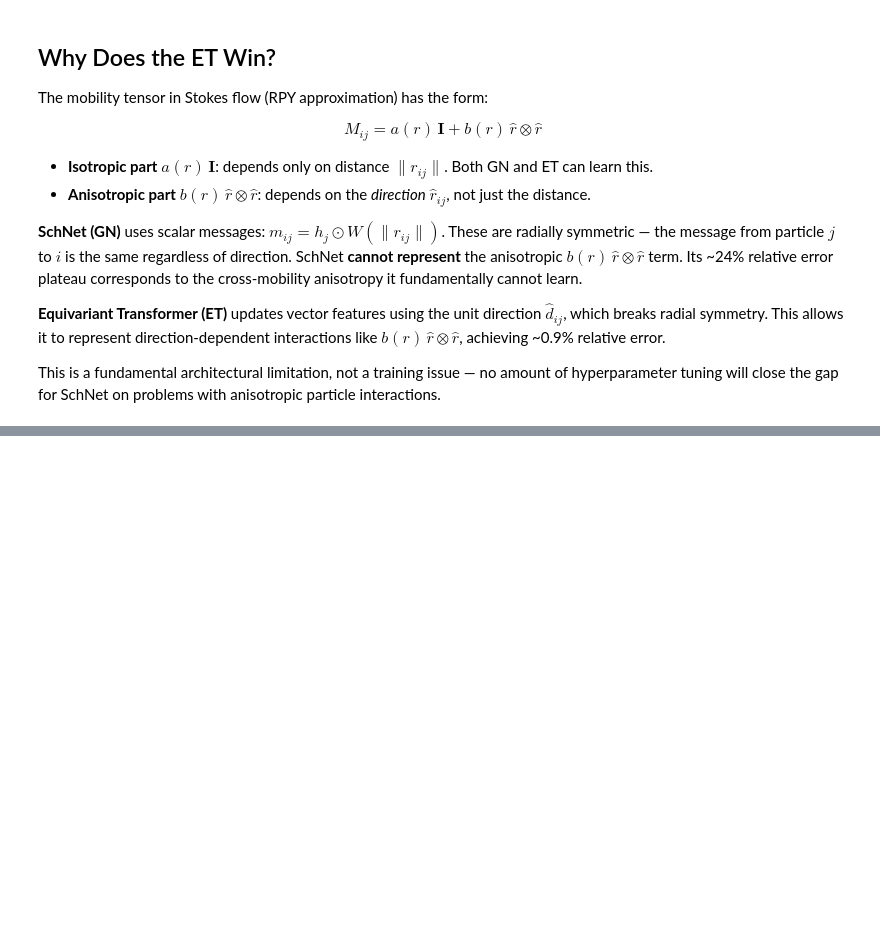
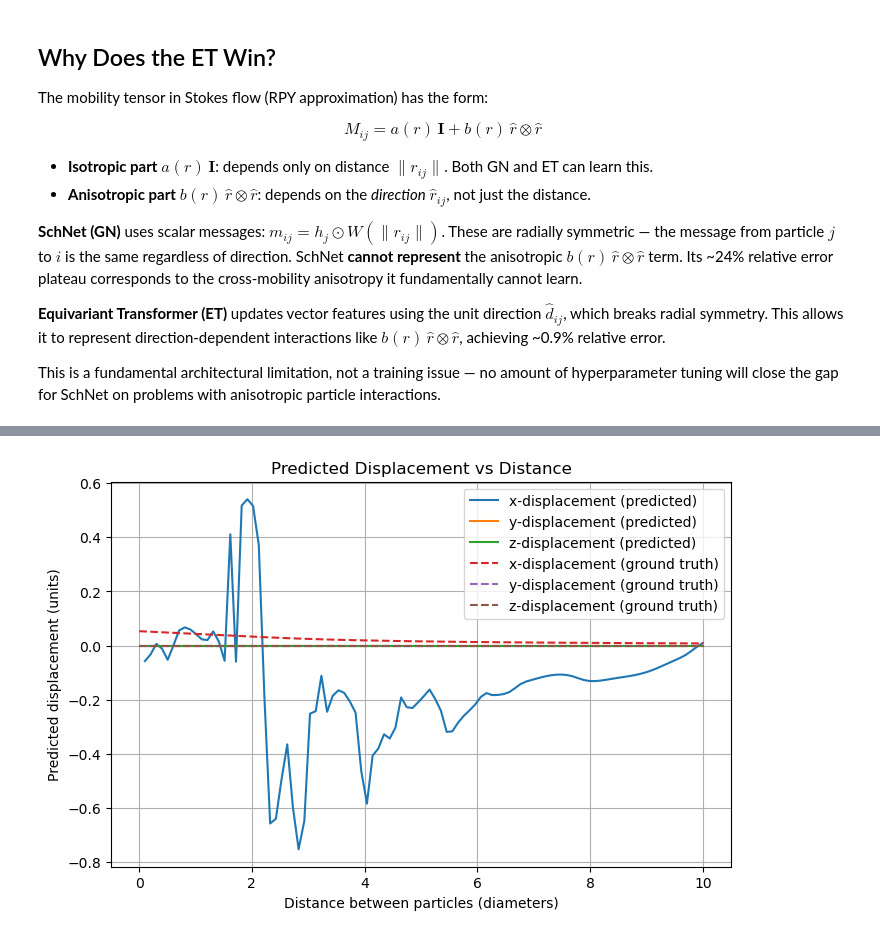
Before and after one commit to IsmaPi/ML-for-Hydrodynamics-Multiple-Geometries, a Jupyter notebook: visualization.ipynb, the cells around one changed output, grey strips where cells are left out. Saved outputs shown, nothing was run; the diff lists cells and outputs as text; code cells hidden in the pictures; blank space fills up the shorter version.

```diff
--- a/visualization.ipynb
+++ b/visualization.ipynb
@@ -172,0 +230,63 @@ This is a fundamental architectural limitation, not a training issue — no amou
+# %%
+# Evaluate the prediction of the model for two particles with increasing distance (from 0 to 10 particle diameters) and plot the predicted displacement vs distance.
+import matplotlib.pyplot as plt
+# Compare with libmobility solution
+import libMobility as lm
+solver = lm.NBody(periodicityX="open", periodicityY="open", periodicityZ="open")
+solver.initialize(viscosity=1.0, hydrodynamicRadius=1.0)
+distances = torch.linspace(0, 10, steps=100)  # distances from 0 to 10 particle diameters
+pred_displacements = []
+ground_truth_displacements = []
+for d in distances:
+    # Create a two-particle system with distance d
+    positions = torch.tensor([[0.0, 0.0, 0.0], [d, 0.0, 0.0]])  # Particle 1 at origin, Particle 2 at (d, 0, 0)
+    forces = torch.tensor([[1.0, 0.0, 0.0], [0.0, 0.0, 0.0]])  # Random forces for both particles
+    theta = torch.zeros(2, 6)    # Geometry encoding (can be zeros for this test)
+
+    # Normalize inputs
+    forces_norm = normalizer.transform(forces, "forces")
+    theta_norm = normalizer.transform(theta, "theta")
+
+    # Build Data object
+    node_features = torch.cat([forces_norm, theta_norm], dim=-1)  # (2, 9)
+    data = Data(
+        x=node_features.to(device),
+        pos=positions.to(device),
+    )
+    data.batch = torch.zeros(2, dtype=torch.long, device=device)
+
+    # Predict
+    with torch.no_grad():
+        pred_disp_norm = model(data)  # (2, 3) normalized displacements
+
+    # Denormalize to physical units
+    pred_displacement = normalizer.inverse_transform(pred_disp_norm.cpu(), "displacement")
+
+    # Get ground truth displacement from libMobility
+    solver.setPositions(positions)
+    dx, _ = solver.Mdot(forces=forces)
+
+    ground_truth_displacements.append(dx[1, :])  # Relative displacement of particle 2 w.r.t particle 1
+
+    # Store the predicted displacement of the second particle (relative to the first)
+    pred_displacements.append(pred_displacement[1, :])
+pred_displacements = torch.stack(pred_displacements)  # (100, 3)
+ground_truth_displacements = torch.stack(ground_truth_displacements)  # (100, 3)
+
+
+# Plot predicted displacement vs distance
+plt.figure(figsize=(8, 5))
+plt.plot(distances.numpy(), pred_displacements[:, 0].numpy(), label="x-displacement (predicted)")
+plt.plot(distances.numpy(), pred_displacements[:, 1].numpy(), label="y-displacement (predicted)")
+plt.plot(distances.numpy(), pred_displacements[:, 2].numpy(), label="z-displacement (predicted)")
+plt.plot(distances.numpy(), ground_truth_displacements[:, 0].numpy(), "--", label="x-displacement (ground truth)")
+plt.plot(distances.numpy(), ground_truth_displacements[:, 1].numpy(), "--", label="y-displacement (ground truth)")
+plt.plot(distances.numpy(), ground_truth_displacements[:, 2].numpy(), "--", label="z-displacement (ground truth)")
+plt.xlabel("Distance between particles (diameters)")
+plt.ylabel("Predicted displacement (units)")
+plt.title("Predicted Displacement vs Distance")
+plt.legend()
+plt.grid()
+plt.show()
+# %% [output]
+[figure, added]
```
Also changed, not shown: parts of 5 cells of this notebook, 3 other files.
